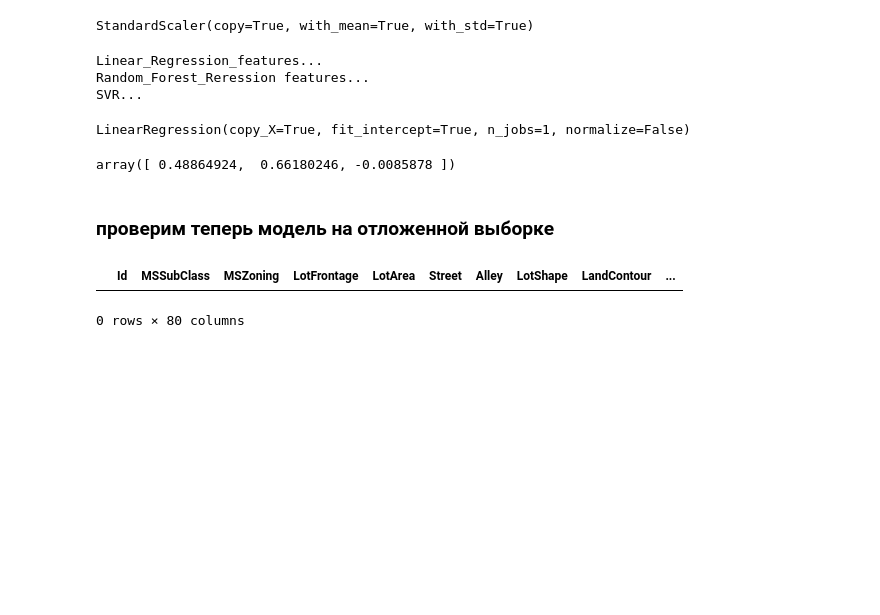
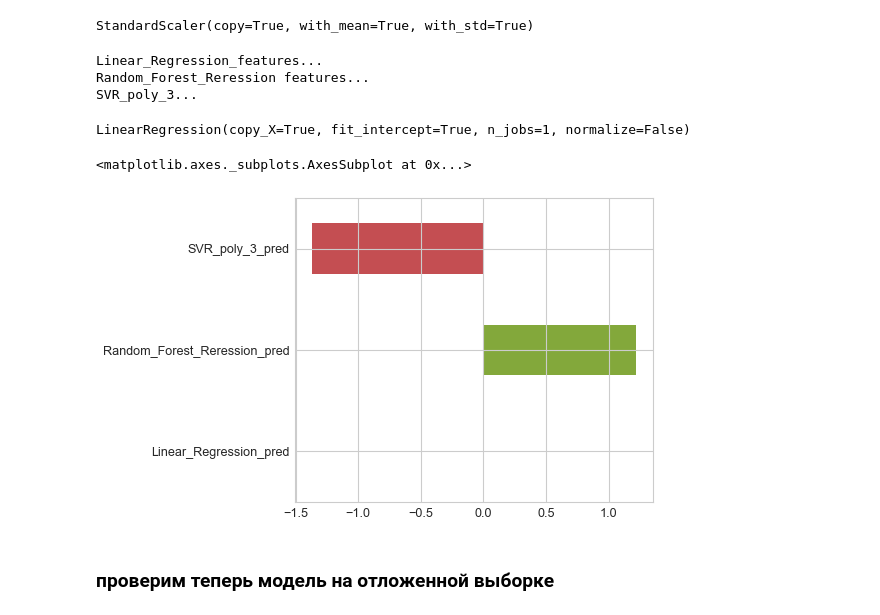
Before and after one commit to olgamonahova/ML, a Jupyter notebook: ML-7 Ансамблевые модели/HW/HW Ансамблирование.ipynb, the cells around one changed output. Cells and saved outputs as stored; diff of their text form; code cells hidden in the pictures; blank space fills up the shorter version.

```diff
--- a/ML-7 Ансамблевые модели/HW/HW Ансамблирование.ipynb
+++ b/ML-7 Ансамблевые модели/HW/HW Ансамблирование.ipynb
@@ -249,8 +159,8 @@ scaler.fit(X_train[numeric_columns])
 # %% [output]
 StandardScaler(copy=True, with_mean=True, with_std=True)
 # %%
-X_train[numeric_columns] = scaler.transform(X_train[numeric_columns])
-X_test[numeric_columns] = scaler.transform(X_test[numeric_columns])
+X_train[num_col_tot] = scaler.transform(X_train[num_col_tot])
+X_test[num_col_tot] = scaler.transform(X_test[num_col_tot])
 # %%
 def get_meta_features(clf, X_train, y_train, X_test, stack_cv):
     meta_train = np.zeros_like(y_train, dtype=float)
@@ -262,7 +172,7 @@ def get_meta_features(clf, X_train, y_train, X_test, stack_cv):
         meta_train[test_ind] = clf.predict(X_train.iloc[test_ind])
         meta_test += clf.predict(X_test)
 
-    return meta_train, meta_test
+    return meta_train, meta_test /stack_cv.n_splits
 # %%
 from sklearn.linear_model import LinearRegression
 from sklearn.ensemble import RandomForestRegressor
@@ -270,7 +180,7 @@ from sklearn import svm
 # %%
 clf_lin_reg = LinearRegression()
 clf_rand_for_reg = RandomForestRegressor()
-clf_svr = svm.SVR(kernel='poly', degree=3)
+clf_svr_poly = svm.SVR(kernel='poly', degree=3)
 # %%
 from sklearn.model_selection import StratifiedKFold
 
@@ -297,16 +207,16 @@ meta_test.append(meta_te)
 col_names.append('Random_Forest_Reression_pred')
 
 # модель 3
-print('SVR...')
-meta_tr, meta_te = get_meta_features(clf_svr, X_train, y_train, X_test, stack_cv)
+print('SVR_poly_3...')
+meta_tr, meta_te = get_meta_features(clf_svr_poly, X_train, y_train, X_test, stack_cv)
 
 meta_train.append(meta_tr)
 meta_test.append(meta_te)
-col_names.append('SVR_pred')
+col_names.append('SVR_poly_3_pred')
 # %% [output]
 Linear_Regression_features...
 Random_Forest_Reression features...
-SVR...
+SVR_poly_3...
 # %%
 X_meta_train = pd.DataFrame(np.stack(meta_train, axis=1), columns=col_names)
 X_meta_test = pd.DataFrame(np.stack(meta_test, axis=1), columns=col_names)
@@ -319,7 +227,3 @@ clf_lr_meta.fit(X_meta_train, y_train)
 LinearRegression(copy_X=True, fit_intercept=True, n_jobs=1, normalize=False)
 # %%
 y_pred_meta_test = clf_lr_meta.predict(X_meta_test)
-# %%
-clf_lr_meta.coef_.flatten()
-# %% [output]
-array([ 0.48864924,  0.66180246, -0.0085878 ])
@@ -326,2 +232,7 @@ array([ 0.48864924,  0.66180246, -0.0085878 ])
+# %%
+pd.Series(clf_lr_meta.coef_.flatten(), index=X_meta_train.columns).plot(kind='barh')
+# %% [output]
+<matplotlib.axes._subplots.AxesSubplot at 0x...>
+[figure, added]
 # %% [markdown]
 ### проверим теперь модель на отложенной выборке
@@ -349,5 +238,0 @@ df_sub[col_obj_to_num] = df_sub[col_obj_to_num].apply(pd.to_numeric)
-# %%
-df_sub[~df_sub.isin([np.nan, np.inf, -np.inf]).any(1)]
-# %% [output]
-|  | Id | MSSubClass | MSZoning | LotFrontage | LotArea | Street | Alley | LotShape | LandContour | ... |
-0 rows × 80 columns
```
Also changed, not shown: parts of 62 cells of this notebook.
